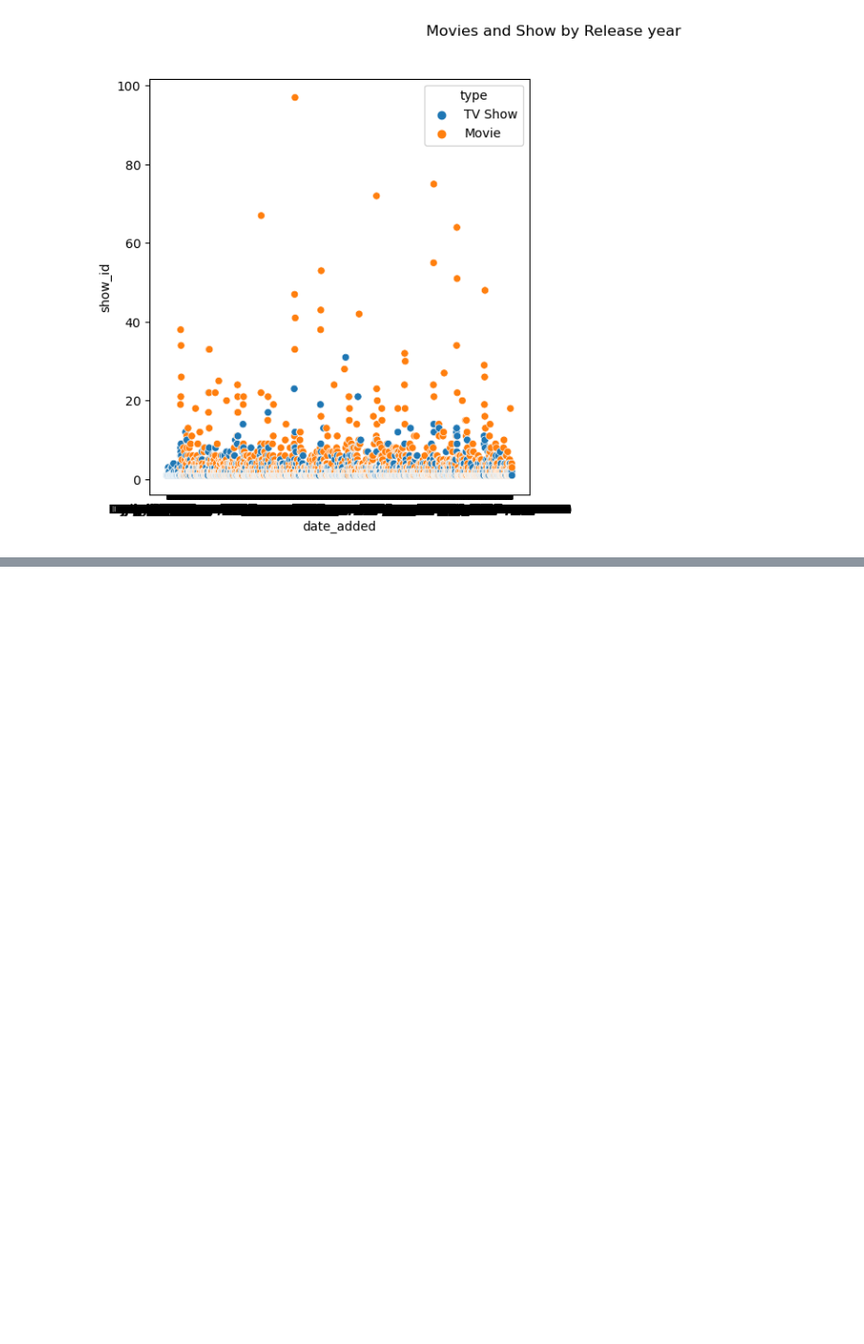
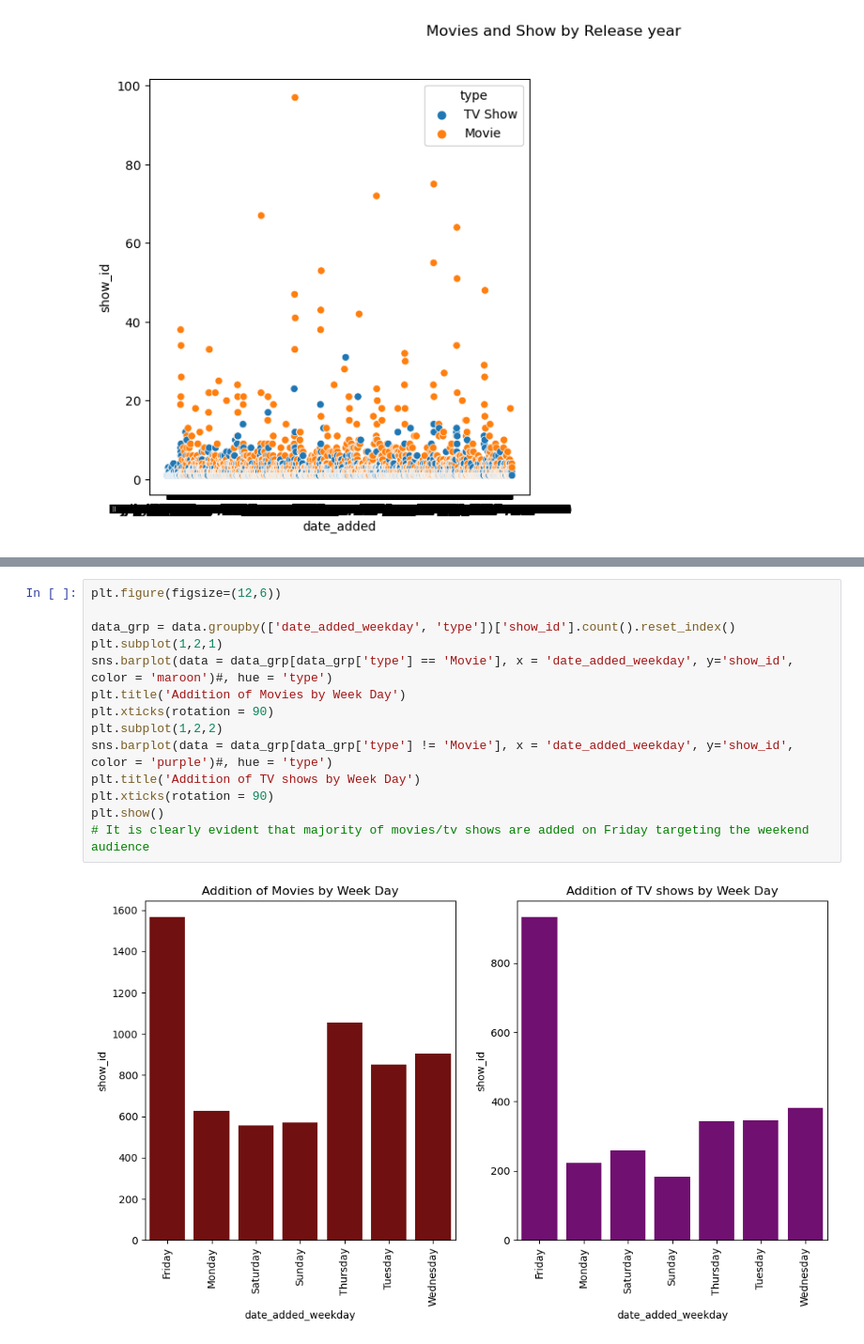
Before and after one commit to muthuganeshece/Business-Case-Study, a Jupyter notebook: Netflix/Code/EDA.ipynb, the cells around one changed output, grey strips where cells are left out. Shown at 94% size. Cells and saved outputs as stored; diff of their text form; blank space fills up the shorter version.

```diff
--- a/Netflix/Code/EDA.ipynb
+++ b/Netflix/Code/EDA.ipynb
@@ -216,0 +220,16 @@ sns.barplot(data = data_grp, x = 'date_added_mon', y='show_id', hue = 'type')
+# %%
+plt.figure(figsize=(12,6))
+
+data_grp = data.groupby(['date_added_weekday', 'type'])['show_id'].count().reset_index()
+plt.subplot(1,2,1)
+sns.barplot(data = data_grp[data_grp['type'] == 'Movie'], x = 'date_added_weekday', y='show_id', color = 'maroon')#, hue = 'type')
+plt.title('Addition of Movies by Week Day')
+plt.xticks(rotation = 90)
+plt.subplot(1,2,2)
+sns.barplot(data = data_grp[data_grp['type'] != 'Movie'], x = 'date_added_weekday', y='show_id', color = 'purple')#, hue = 'type')
+plt.title('Addition of TV shows by Week Day')
+plt.xticks(rotation = 90)
+plt.show()
+# It is clearly evident that majority of movies/tv shows are added on Friday targeting the weekend audience
+# %% [output]
+[figure, added]
```
Also changed, not shown: parts of 16 cells of this notebook.
